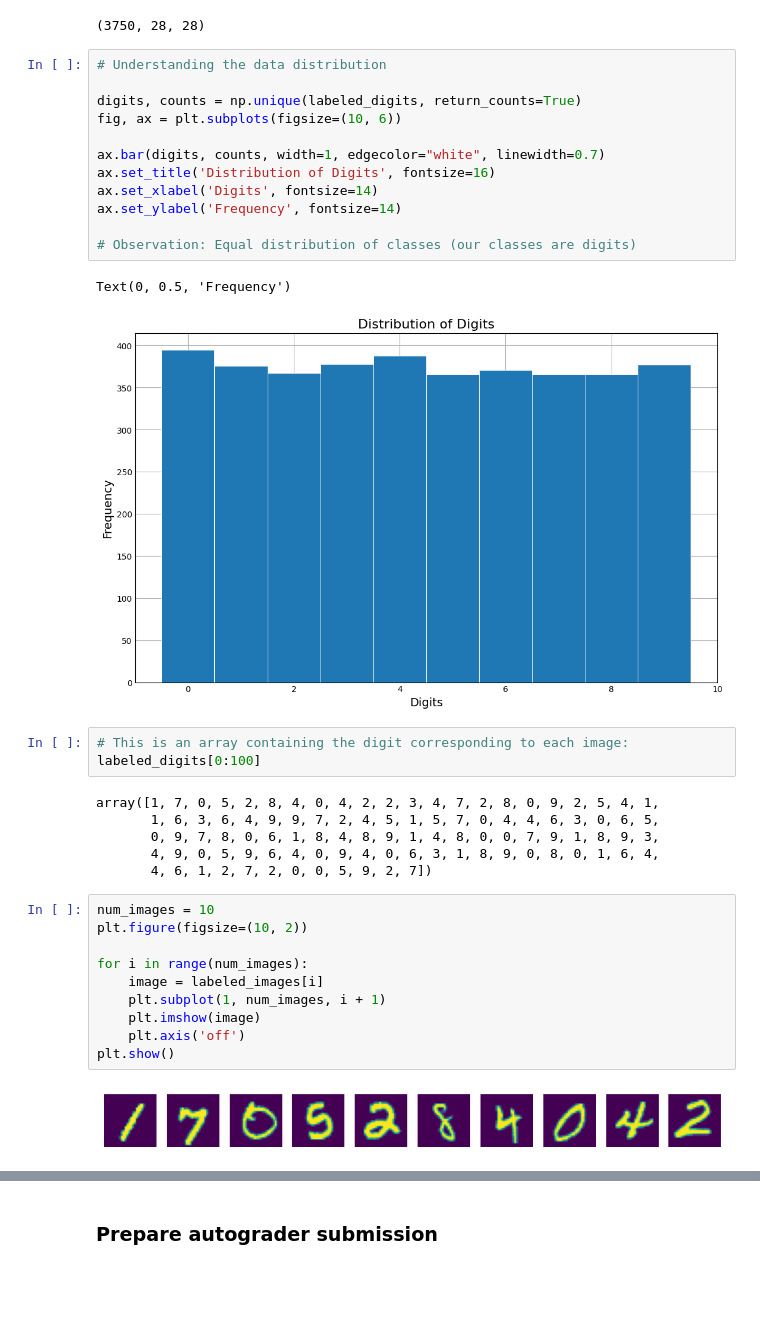
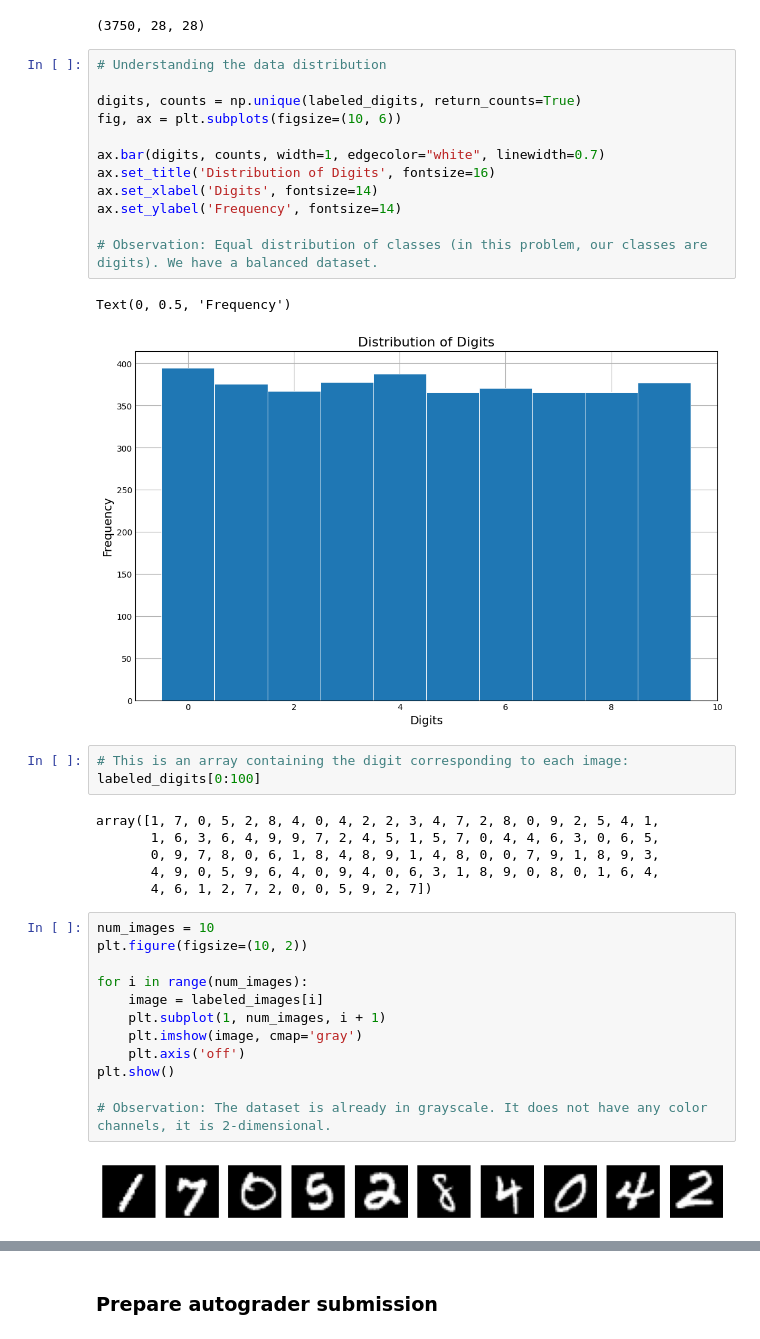
Before and after one commit to selinceydeli/Digit_Classification_Machine_Learning_Project, a Jupyter notebook: Digit_Classification_Code.ipynb, the cells around one changed output, grey strips where cells are left out. Cells and saved outputs as stored; diff of their text form; blank space fills up the shorter version.

```diff
--- a/Digit_Classification_Code.ipynb
+++ b/Digit_Classification_Code.ipynb
@@ -32,7 +32,7 @@ ax.set_title('Distribution of Digits', fontsize=16)
 ax.set_xlabel('Digits', fontsize=14)
 ax.set_ylabel('Frequency', fontsize=14)
 
-# Observation: Equal distribution of classes (our classes are digits)
+# Observation: Equal distribution of classes (in this problem, our classes are digits). We have a balanced dataset.
 # %% [output]
 Text(0, 0.5, 'Frequency')
 [figure]
@@ -48,12 +48,14 @@ array([1, 7, 0, 5, 2, 8, 4, 0, 4, 2, 2, 3, 4, 7, 2, 8, 0, 9, 2, 5, 4, 1,
 # %%
 num_images = 10
 plt.figure(figsize=(10, 2))
 
 for i in range(num_images):
     image = labeled_images[i]
     plt.subplot(1, num_images, i + 1)
-    plt.imshow(image)
+    plt.imshow(image, cmap='gray')
     plt.axis('off')
 plt.show()
+
+# Observation: The dataset is already in grayscale. It does not have any color channels, it is 2-dimensional.
 # %% [output]
-[figure, old version]
+[figure, new version]
```
Also changed, not shown: parts of 4 cells of this notebook.
